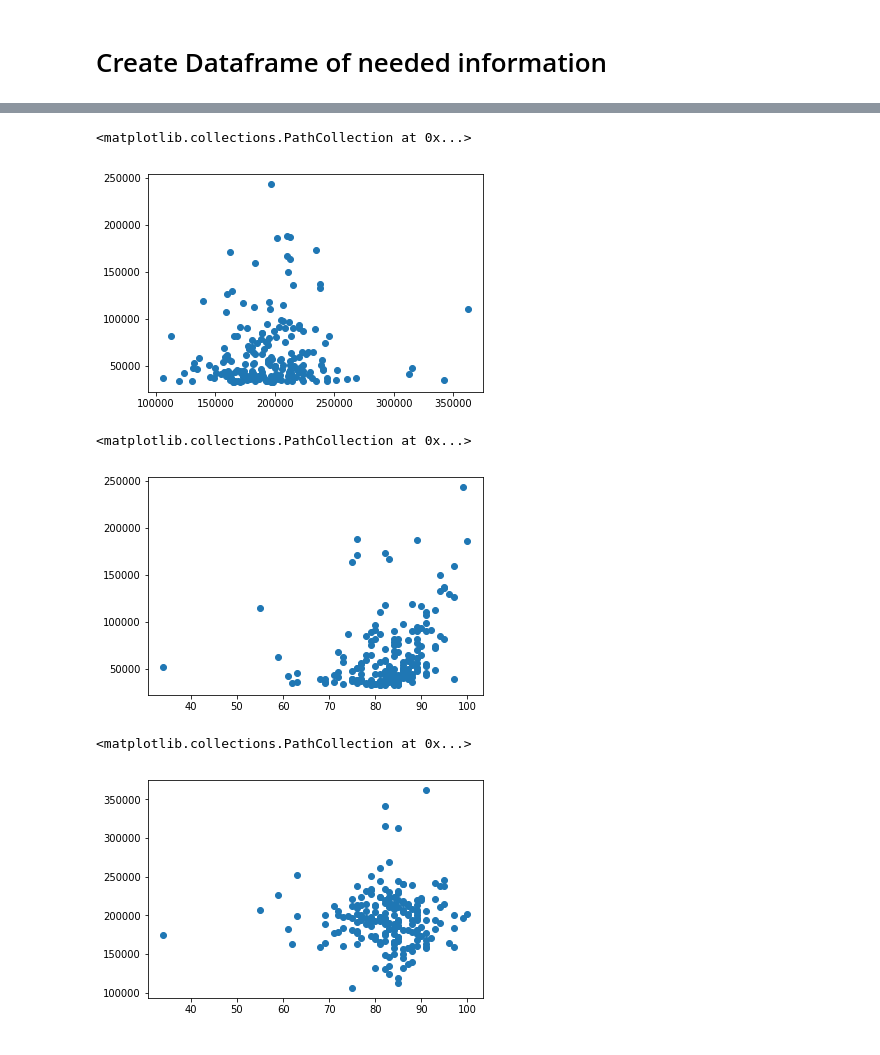
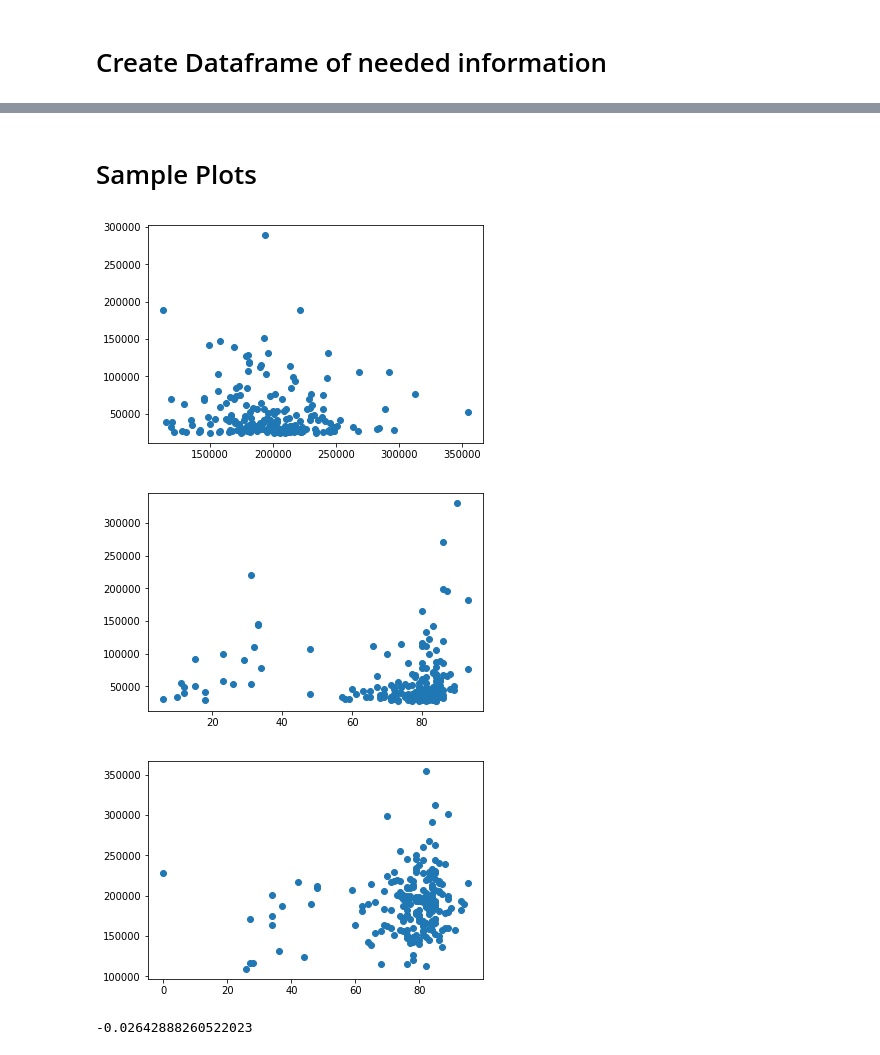
Before and after one commit to navidmalakootikhah/Project-One, a Jupyter notebook: analysis.ipynb, the cells around one changed output, grey strips where cells are left out. Saved outputs shown, nothing was run; the diff lists cells and outputs as text; code cells hidden in the pictures.

Commit message:
updated base code including data frame for four quarters

```diff
--- a/analysis.ipynb
+++ b/analysis.ipynb
@@ -34,3 +43,20 @@ top_100_songs_CA.head()
+# %%
+#create a list of the csv file data frames
+df_list = [top_songs_CA_Q1 ,top_songs_CA_Q2 ,top_songs_CA_Q3 ,top_songs_CA_Q4 ]
+
+master_dictionary = {}
+
+#create a dictionary of a dictionary for the extracted data from the api
+for index, dataF in enumerate(df_list):
+
+    #Create data frame of Q1 data
+    dictionary = {}
+    dictionary['Duration'] = []
+
+    for i,x in dataF.iterrows():
+        dictionary['Duration'].append('hello')
+
+    master_dictionary[index] = dictionary
 # %%
 #Get json output of a track
 urn = 'spotify:track:0nbXyq5TXYPCO7pr3N8S4I'
@@ -88,0 +125,22 @@ df.head()
+# %%
+#set dataframes
+df_Q1 = pd.DataFrame(master_dictionary[0])
+df_Q2 = pd.DataFrame(master_dictionary[1])
+df_Q3 = pd.DataFrame(master_dictionary[2])
+df_Q4 = pd.DataFrame(master_dictionary[3])
+
+quart_df_list = [df_Q1 ,df_Q2 ,df_Q3 ,df_Q4 ]
+
+#add quarter variable into each dataframe
+quarter = 1
+for dataF in quart_df_list:
+    dataF['Quarter'] = quarter
+    quarter = quarter + 1
+
+#add streams columns from original csv to final data frame
+df_Q1['Streams'] = top_songs_CA_Q1['Streams']
+df_Q2['Streams'] = top_songs_CA_Q2['Streams']
+df_Q3['Streams'] = top_songs_CA_Q3['Streams']
+df_Q4['Streams'] = top_songs_CA_Q4['Streams']
+
+df_Q1.head()
@@ -89,15 +170,22 @@ df.head()
+# %% [markdown]
+# Sample Plots
 # %%
-plt.scatter(df['Duration'], df['Streams'])
+plt.scatter(df_Q1['Duration'], df_Q1['Streams'])
+plt.show()
 # %% [output]
-<matplotlib.collections.PathCollection at 0x...>
-[figure, old version]
+[figure, new version]
 # %%
-plt.scatter(df['Popularity'], df['Streams'])
+plt.scatter(df_Q2['Popularity'], df_Q2['Streams'])
+plt.show()
 # %% [output]
-<matplotlib.collections.PathCollection at 0x...>
-[figure, old version]
+[figure, new version]
 # %%
-plt.scatter(df['Popularity'], df['Duration'])
+plt.scatter(df_Q3['Popularity'], df_Q3['Duration'])
+plt.show()
 # %% [output]
-<matplotlib.collections.PathCollection at 0x...>
-[figure, old version]
+[figure, new version]
+# %%
+(slope, intercept, rvalue, pvalue, stderr) = linregress(df_Q2['Popularity'], df_Q2['Streams'])
+rvalue
+# %% [output]
+-0.02642888260522023
```
Also changed, not shown: parts of 12 cells of this notebook.
